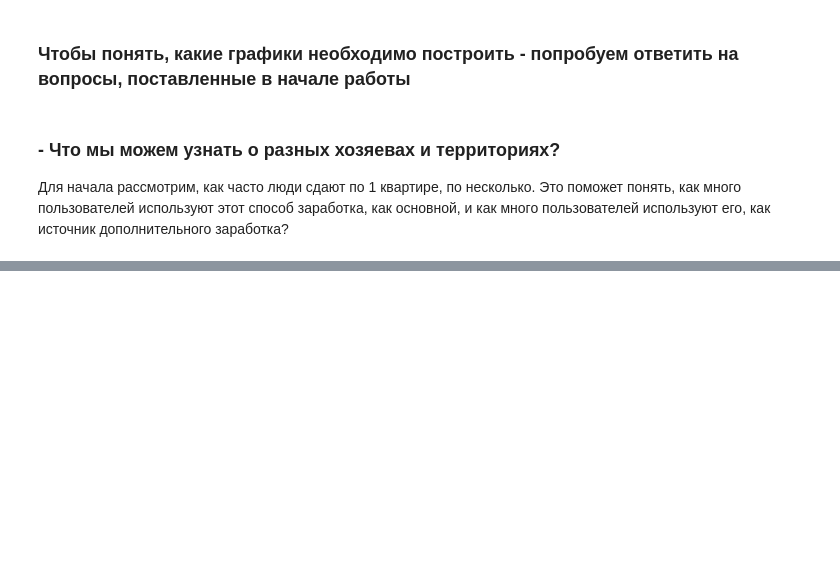
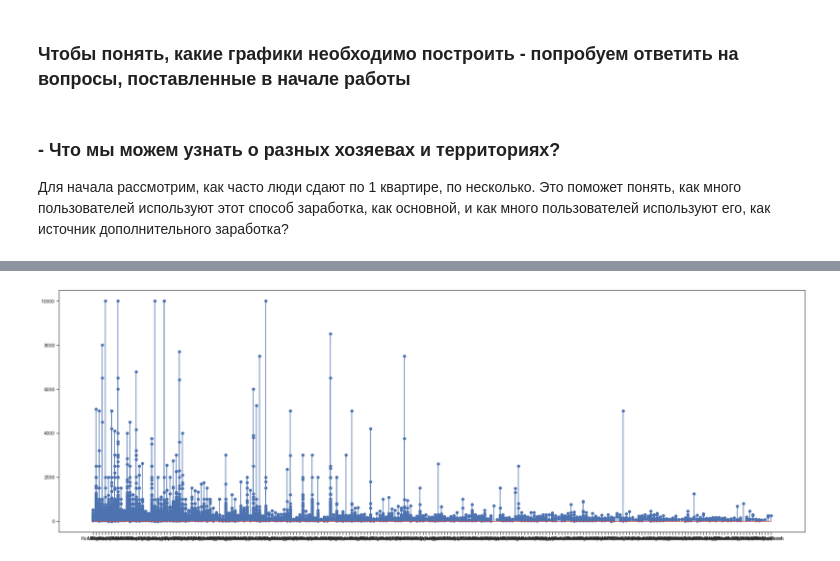
Before and after one commit to tonyafedorova/ML_MSc_1course, a Jupyter notebook: Lab1/Lab1_MMO.ipynb, the cells around one changed output, grey strips where cells are left out. Drawn from its saved outputs; the diff is of its cells as text; code cells hidden in the pictures; blank space fills up the shorter version.

```diff
--- a/Lab1/Lab1_MMO.ipynb
+++ b/Lab1/Lab1_MMO.ipynb
@@ -143,0 +152,7 @@ sns.distplot(data['calculated_host_listings_count'])
+# %%
+# Пыталась вывести информацию по зоне жилья, но слишком много улиц в датасете
+fig, ax = plt.subplots(figsize=(30,10))
+plt.stem(data['neighbourhood'], data['price'], use_line_collection = True)
+plt.show()
+# %% [output]
+[figure, added]
```
Also changed, not shown: parts of 12 cells of this notebook.
